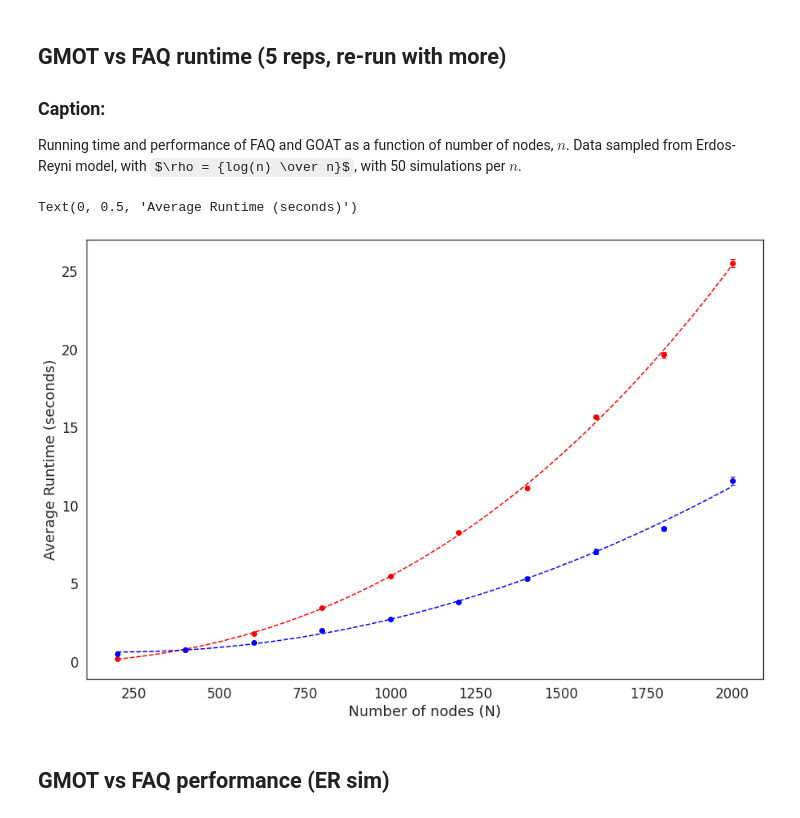
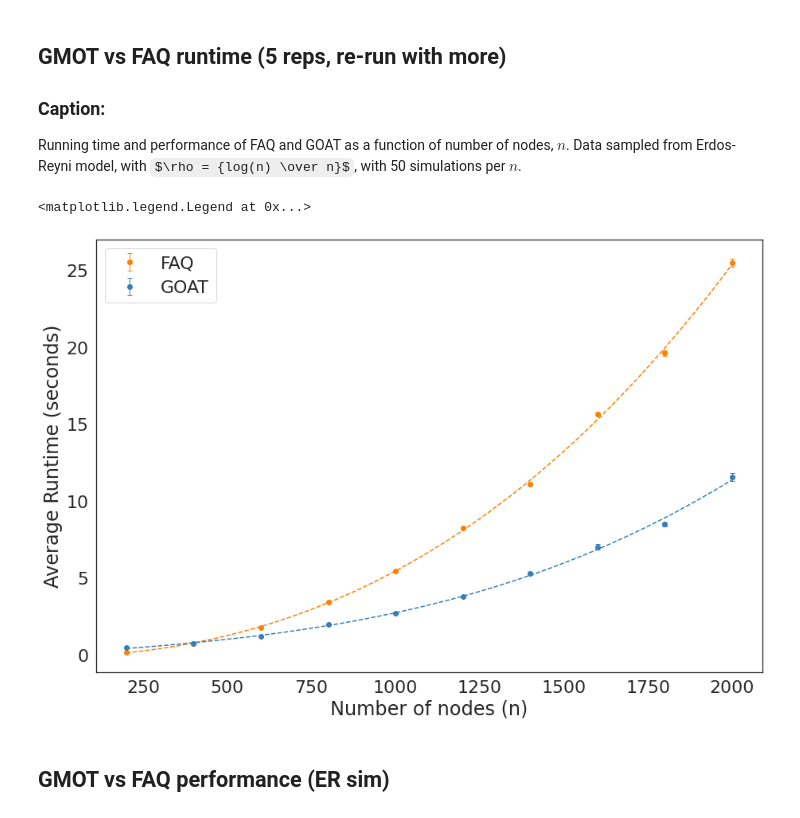
Before and after one commit to neurodata/goat, a Jupyter notebook: docs/er_time.ipynb, the cells around one changed output. Drawn from its saved outputs; the diff is of its cells as text; code cells hidden in the pictures; some formulas as TeX source.

```diff
--- a/docs/er_time.ipynb
+++ b/docs/er_time.ipynb
@@ -42,28 +42,33 @@ for i,n in enumerate(nodes):
 ## GMOT vs FAQ runtime (5 reps, re-run with more)
 ### Caption:
 Running time and performance of FAQ and GOAT as a function of number of nodes, $n$. Data sampled from Erdos-Reyni model, with $\rho = {log(n) \over n}$, with 50 simulations per $n$.
-# %%
-import matplotlib.pyplot as plt
-from scipy.stats import sem
-import seaborn as sns
-pgm = np.poly1d(np.polyfit(nodes,np.mean(times_sgm, axis=1),3))
-pgmls = np.poly1d(np.polyfit(nodes,np.mean(times_sgmls, axis=1),2))
-xp = np.linspace(200, 2000, 100)
-sns.set_context('poster')
-sns.set(rc={'figure.figsize':(15,10)})
-sns.set(font_scale = 1.5)
-sns.set_style('white')
-plt.errorbar(nodes,np.mean(times_sgm, axis=1), sem(times_sgm, axis=1),fmt='o',capsize=3, elinewidth=1, markeredgewidth=1, label=f'FAQ {pgm}',color='red')
-plt.errorbar(nodes,np.mean(times_sgmls, axis=1), sem(times_sgmls, axis=1),fmt='o',capsize=3, elinewidth=1, markeredgewidth=1, label=f'GOAT {pgmls}',color='blue')
-plt.plot(xp,pgm(xp), '--',color='red',)
-plt.plot(xp,pgmls(xp),'--',color='blue')
-
-plt.xlabel("Number of nodes (N)")
-
-plt.ylabel("Average Runtime (seconds)")
-# %% [output]
-Text(0, 0.5, 'Average Runtime (seconds)')
-[figure, removed]
+# %%
+import matplotlib.pyplot as plt
+from scipy.stats import sem
+import seaborn as sns
+
+cb = ['#377eb8', '#ff7f00', '#4daf4a',
+                  '#f781bf', '#a65628', '#984ea3',
+                  '#999999', '#e41a1c', '#dede00']
+pgm = np.poly1d(np.polyfit(nodes,np.mean(times_sgm, axis=1),3))
+pgmls = np.poly1d(np.polyfit(nodes,np.mean(times_sgmls, axis=1),3))
+xp = np.linspace(200, 2000, 100)
+sns.set_context('poster')
+sns.set(rc={'figure.figsize':(15,10)})
+sns.set(font_scale = 2)
+sns.set_style('white')
+plt.errorbar(nodes,np.mean(times_sgm, axis=1), sem(times_sgm, axis=1),fmt='o',capsize=3, elinewidth=1, markeredgewidth=1, label=f'FAQ',color=cb[1])
+plt.errorbar(nodes,np.mean(times_sgmls, axis=1), sem(times_sgmls, axis=1),fmt='o',capsize=3, elinewidth=1, markeredgewidth=1, label=f'GOAT',color=cb[0])
+plt.plot(xp,pgm(xp), '--',color=cb[1],)
+plt.plot(xp,pgmls(xp),'--',color=cb[0])
+# plt.text(1000,20,fr'${s}$')
+plt.xlabel("Number of nodes (n)")
+
+plt.ylabel("Average Runtime (seconds)")
+plt.legend()
+# %% [output]
+<matplotlib.legend.Legend at 0x...>
+[figure, added]
 # %% [markdown]
 ## GMOT vs FAQ performance (ER sim)
 # %%
```
Also changed, not shown: parts of 4 cells of this notebook, 3 other files.
